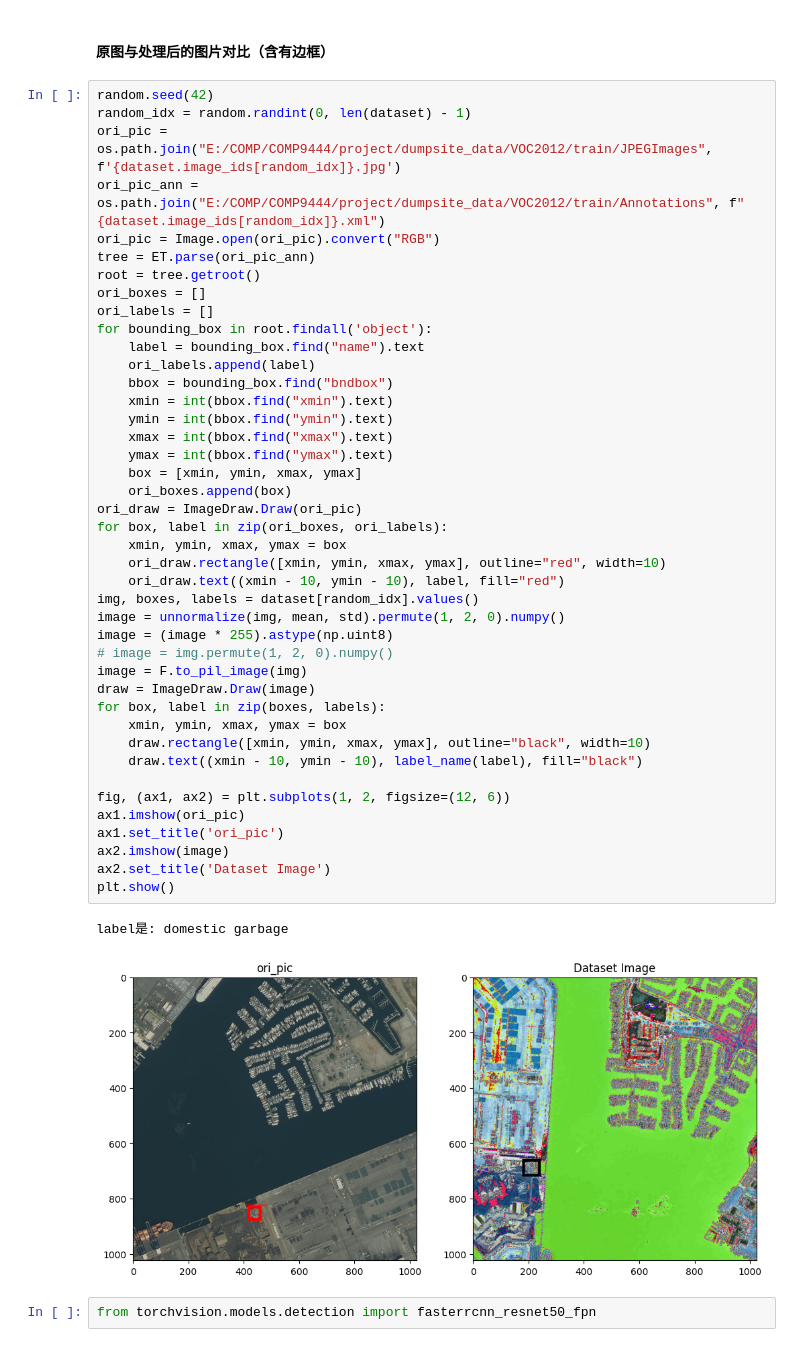
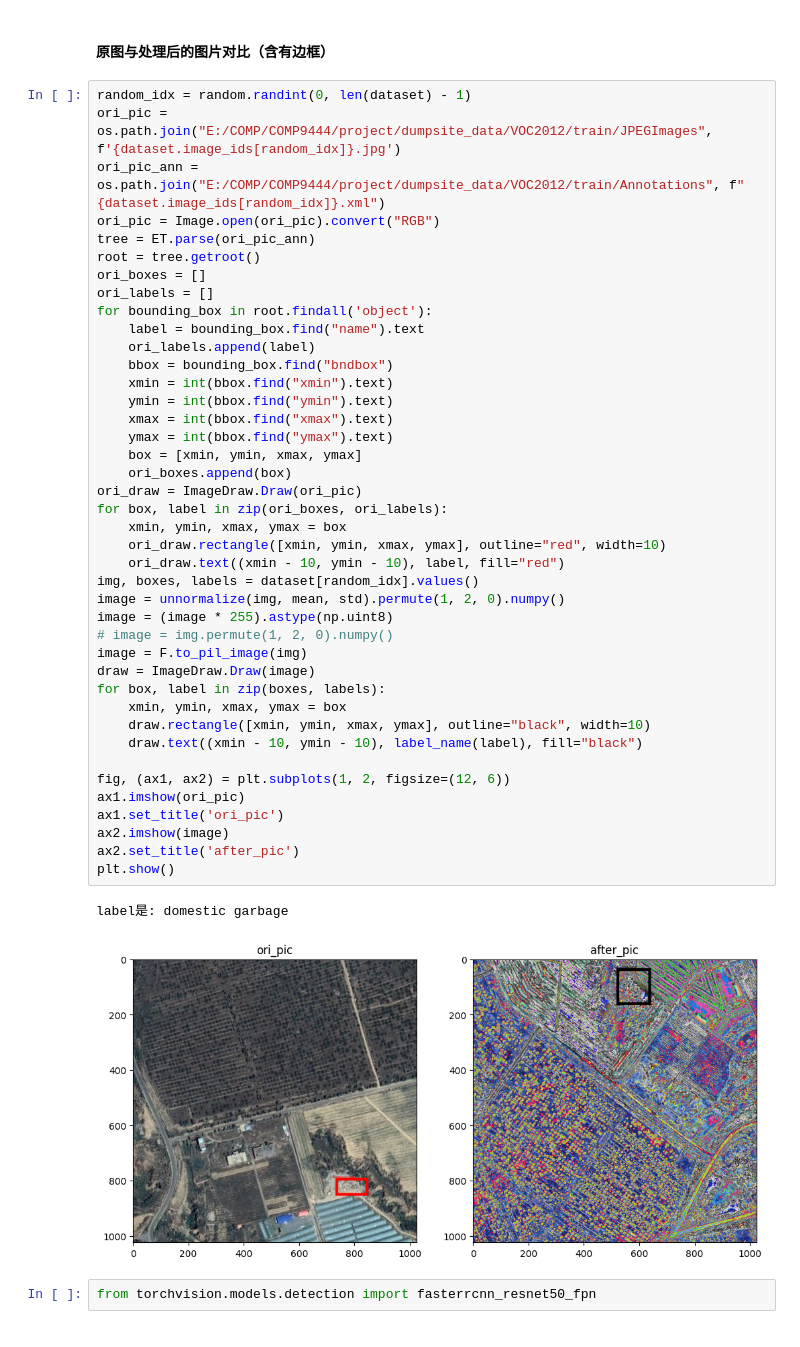
Before and after one commit to fengyan-cn/COMP9444, a Jupyter notebook: project/data_processing.ipynb, the cells around one changed output. Drawn from its saved outputs; the diff is of its cells as text.

```diff
--- a/project/data_processing.ipynb
+++ b/project/data_processing.ipynb
@@ -142,7 +142,6 @@ dataloader = DataLoader(dataset, batch_size=16, shuffle=True, collate_fn=collate
 # %% [markdown]
 #### 原图与处理后的图片对比（含有边框）
 # %%
-random.seed(42)
 random_idx = random.randint(0, len(dataset) - 1)
 ori_pic = os.path.join("E:/COMP/COMP9444/project/dumpsite_data/VOC2012/train/JPEGImages", f'{dataset.image_ids[random_idx]}.jpg')
 ori_pic_ann = os.path.join("E:/COMP/COMP9444/project/dumpsite_data/VOC2012/train/Annotations", f"{dataset.image_ids[random_idx]}.xml")
@@ -157,34 +156,34 @@ for bounding_box in root.findall('object'):
     bbox = bounding_box.find("bndbox")
     xmin = int(bbox.find("xmin").text)
     ymin = int(bbox.find("ymin").text)
     xmax = int(bbox.find("xmax").text)
     ymax = int(bbox.find("ymax").text)
     box = [xmin, ymin, xmax, ymax]
     ori_boxes.append(box)
 ori_draw = ImageDraw.Draw(ori_pic)
 for box, label in zip(ori_boxes, ori_labels):
     xmin, ymin, xmax, ymax = box
     ori_draw.rectangle([xmin, ymin, xmax, ymax], outline="red", width=10)
     ori_draw.text((xmin - 10, ymin - 10), label, fill="red")
 img, boxes, labels = dataset[random_idx].values()
 image = unnormalize(img, mean, std).permute(1, 2, 0).numpy()
 image = (image * 255).astype(np.uint8)
 # image = img.permute(1, 2, 0).numpy()
 image = F.to_pil_image(img)
 draw = ImageDraw.Draw(image)
 for box, label in zip(boxes, labels):
     xmin, ymin, xmax, ymax = box
     draw.rectangle([xmin, ymin, xmax, ymax], outline="black", width=10)
     draw.text((xmin - 10, ymin - 10), label_name(label), fill="black")
 
 fig, (ax1, ax2) = plt.subplots(1, 2, figsize=(12, 6))
 ax1.imshow(ori_pic)
 ax1.set_title('ori_pic')
 ax2.imshow(image)
-ax2.set_title('Dataset Image')
+ax2.set_title('after_pic')
 plt.show()
 # %% [output]
 label是: domestic garbage
-[figure, old version]
+[figure, new version]
 # %%
 from torchvision.models.detection import fasterrcnn_resnet50_fpn
```
